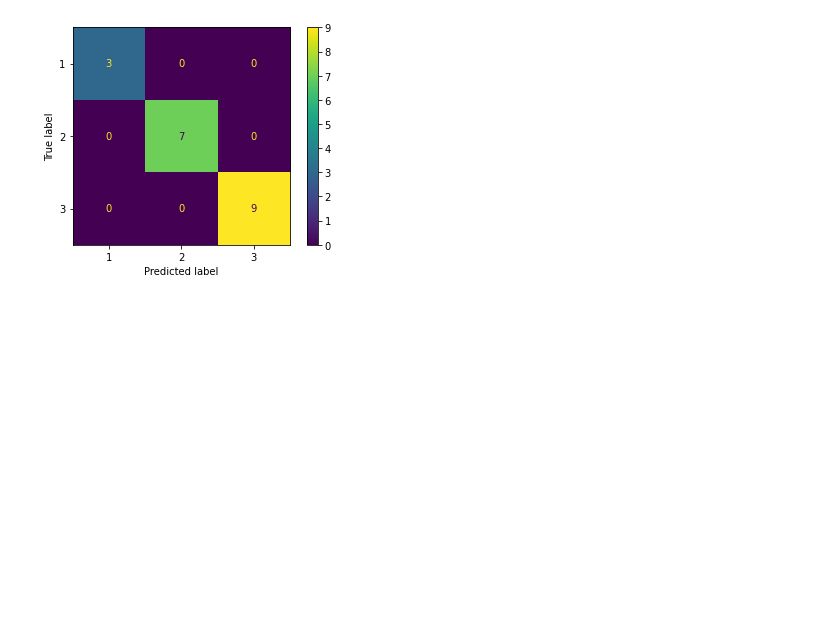
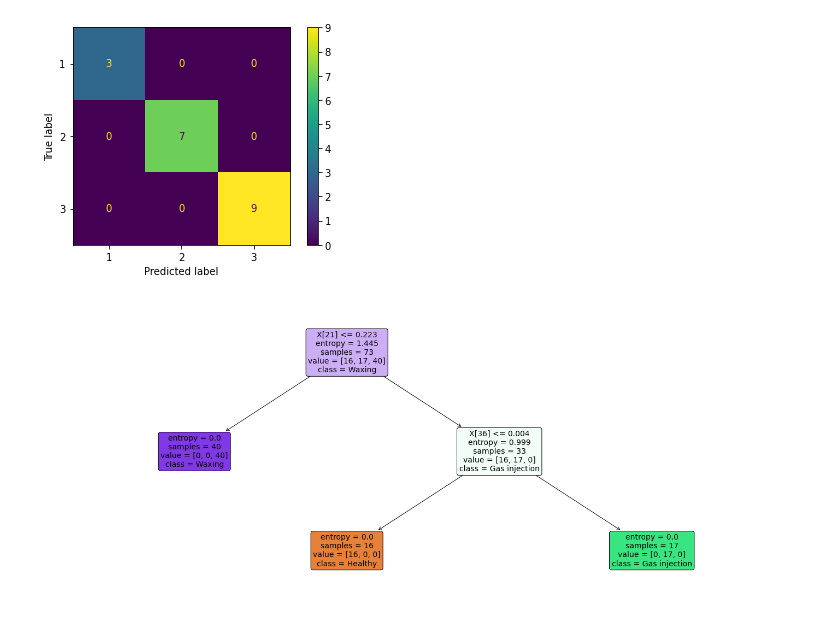
Before and after one commit to Allam0053/KK-A, a Jupyter notebook: Tugas4_KKA.ipynb, the cells around one changed output. Saved outputs shown, nothing was run; the diff lists cells and outputs as text; code cells hidden in the pictures; blank space fills up the shorter version.

```diff
--- a/Tugas4_KKA.ipynb
+++ b/Tugas4_KKA.ipynb
@@ -84,3 +84,16 @@ Akurasi Testing MLP: 1.0
 [figure]
 [figure]
 [figure]
+# %%
+import matplotlib.pyplot as plt
+from sklearn.tree import plot_tree
+
+plt.figure(figsize=(25,10))
+Health_tree = plot_tree(DT,
+              # feature_names=data.feature_names,
+              class_names=["Healthy","Gas injection","Waxing"],
+              filled=True,
+              rounded=True,
+              fontsize=14)
+# %% [output]
+[figure, added]
```
